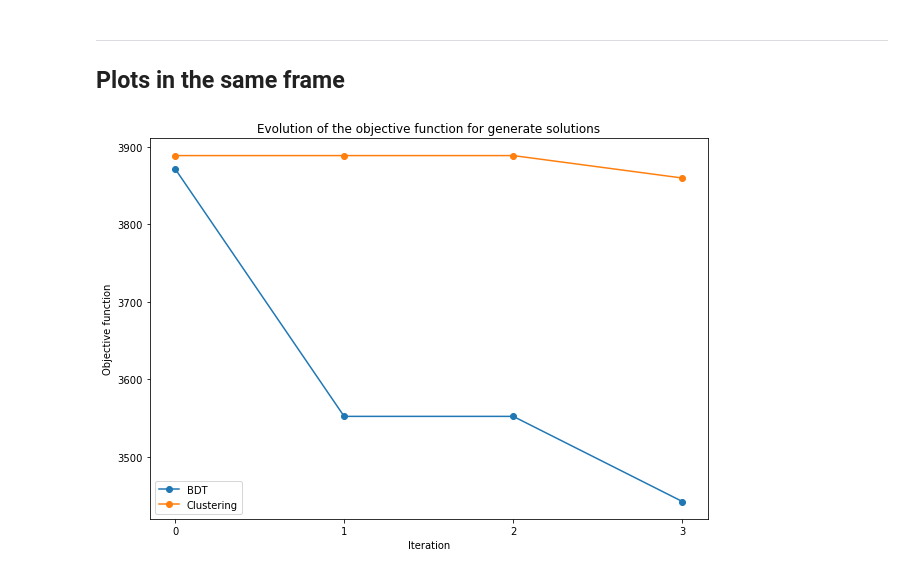
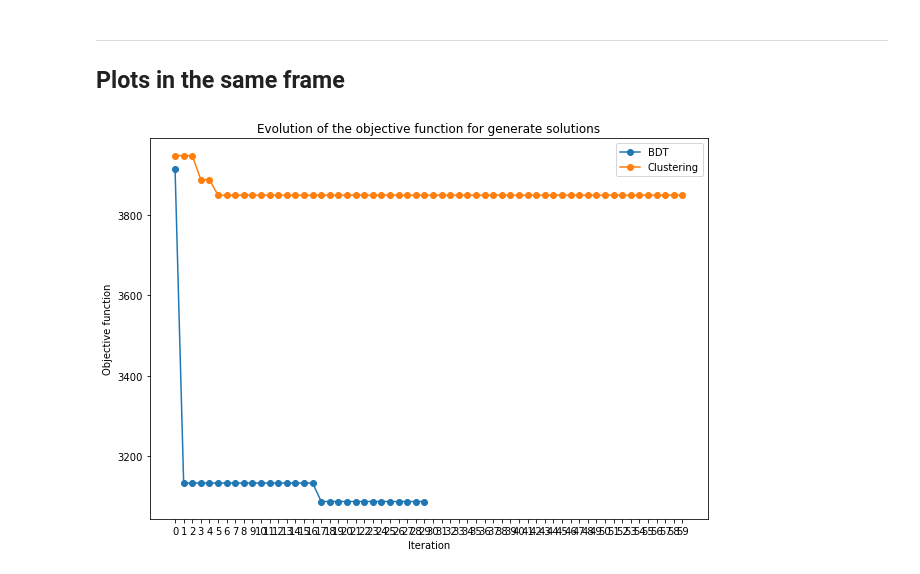
Before and after one commit to BryanBradfo/laas-mission, a Jupyter notebook: ComparisonApproach.ipynb, the cells around one changed output. Drawn from its saved outputs; the diff is of its cells as text; code cells hidden in the pictures.

```diff
--- a/ComparisonApproach.ipynb
+++ b/ComparisonApproach.ipynb
@@ -167,8 +167,8 @@ it = 1
 tps = runtime
 list_min_obj_clustering = [min(list_obj)]
 list_min_obj_global_clustering = [min(list_obj)]
-it_max_exploration = 0.75*it_max
-tps_max_exploration = 0.75*tps_max
+it_max_exploration = 0.85*it_max
+tps_max_exploration = 0.85*tps_max
 criterion = (tps < tps_max_exploration) and (it < it_max_exploration)
 
 # ----------------- Add the preferences to the model
@@ -203,6 +203,7 @@ while criterion :
     list = []
     for sol in msol:
         list.append(user.objectiveFunction(sol) + user.objectiveFunctionRegularity(sol, n, m))
+        # list.append(user.objectiveFunction(sol) * user.objectiveFunctionRegularity(sol, n, m))
 
     list_min_obj_clustering.append(min(list))
     print("Objective function :", list_min_obj_clustering)
@@ -288,8 +269,8 @@ import clustering as cl
 ###  -------------- Iteration of the solver with the preferences
 k_k = 15
 
-# criterion = (tps < tps_max) and (it < it_max)
-criterion = (it < it_max)
+criterion = (tps < tps_max) and (it < it_max)
+# criterion = (it < it_max)
 
 # ----------------- Add the preferences to the model
 while criterion :
@@ -331,6 +312,7 @@ while criterion :
     list = []
     for sol in msol:
         list.append(user.objectiveFunction(sol)+user.objectiveFunctionRegularity(sol, n, m))
+        # list.append(user.objectiveFunction(sol) * user.objectiveFunctionRegularity(sol, n, m))
 
     list_min_obj_clustering.append(min(list))
     print("Objective function :", list_min_obj_clustering)
@@ -357,8 +339,9 @@ while criterion :
 
 #------------------ Condition d'arrêt ------------------
     tps += runtime
-    # criterion = (tps < tps_max) and (it < it_max)
-    criterion = (it < it_max)
+    criterion = (tps < tps_max) and (it < it_max)
+    # criterion = (it < it_max)
 
     fm.stopCondition(it, it_max, tps, tps_max)
+it_final_clustering = it
 # %% [output]
@@ -433,10 +416,12 @@ display_start = False
 display_matrix = False
 
 # Time stop criterion
-tps_max = 100
+tps_max = 800
+tps = 0
 
 # Number of iteration stop criterion
-it_max = 10
+it_max = 60
+it = 0
 
 
 
@@ -576,6 +561,7 @@ while criterion :
     list = []
     for sol in msol:
         list.append(user.objectiveFunction(sol) + user.objectiveFunctionRegularity(sol, n, m))
+        # list.append(user.objectiveFunction(sol) * user.objectiveFunctionRegularity(sol, n, m))
 
     list_min_obj_BDT.append(min(list))
     print("Objective function :", list_min_obj_BDT)
@@ -602,10 +588,11 @@ while criterion :
 
 #------------------ Condition d'arrêt ------------------
     tps += runtime
-    # criterion = (tps < tps_max_exploration) and (it < it_max_exploration)
-    criterion = (it < it_max_exploration)
+    criterion = (tps < tps_max_exploration) and (it < it_max_exploration)
+    # criterion = (it < it_max_exploration)
 
     fm.stopCondition(it, it_max_exploration, tps, tps_max_exploration)
+it_final_BDT = it
 # %% [output]
 --------Iteration 1---------
 
@@ -671,14 +658,14 @@ plt.show()
 ## Plots in the same frame
 # %%
 plt.figure(figsize=(10,7))
-plt.plot([i for i in range(it)], list_min_obj_global_BDT, label='BDT', marker='o')
-plt.plot([i for i in range(it)], list_min_obj_global_clustering, label='Clustering', marker='o')
+plt.plot([i for i in range(it_final_BDT)], list_min_obj_global_BDT, label='BDT', marker='o')
+plt.plot([i for i in range(it_final_clustering)], list_min_obj_global_clustering, label='Clustering', marker='o')
 
 plt.xlabel("Iteration")
 plt.ylabel("Objective function")
 plt.title("Evolution of the objective function for generate solutions")
-plt.xticks(range(it))
+plt.xticks(range(max(it_final_BDT, it_final_clustering)))
 plt.legend()
 plt.show()
 # %% [output]
-[figure, old version]
+[figure, new version]
```
Also changed, not shown: parts of 14 cells of this notebook, 6 other files.
